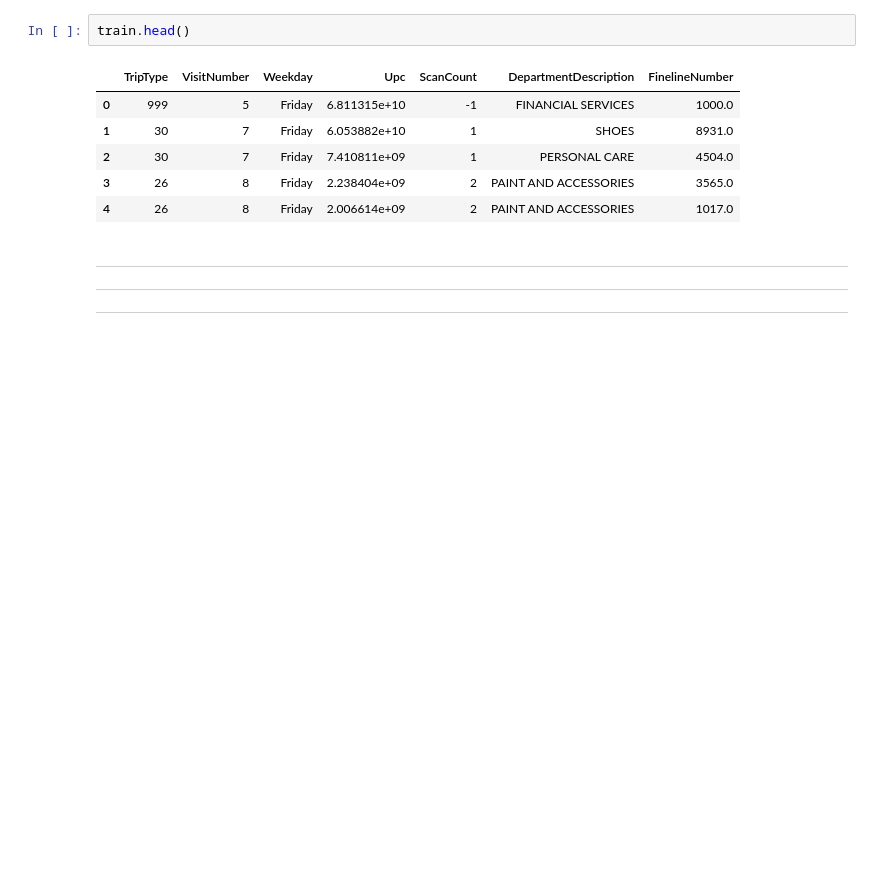
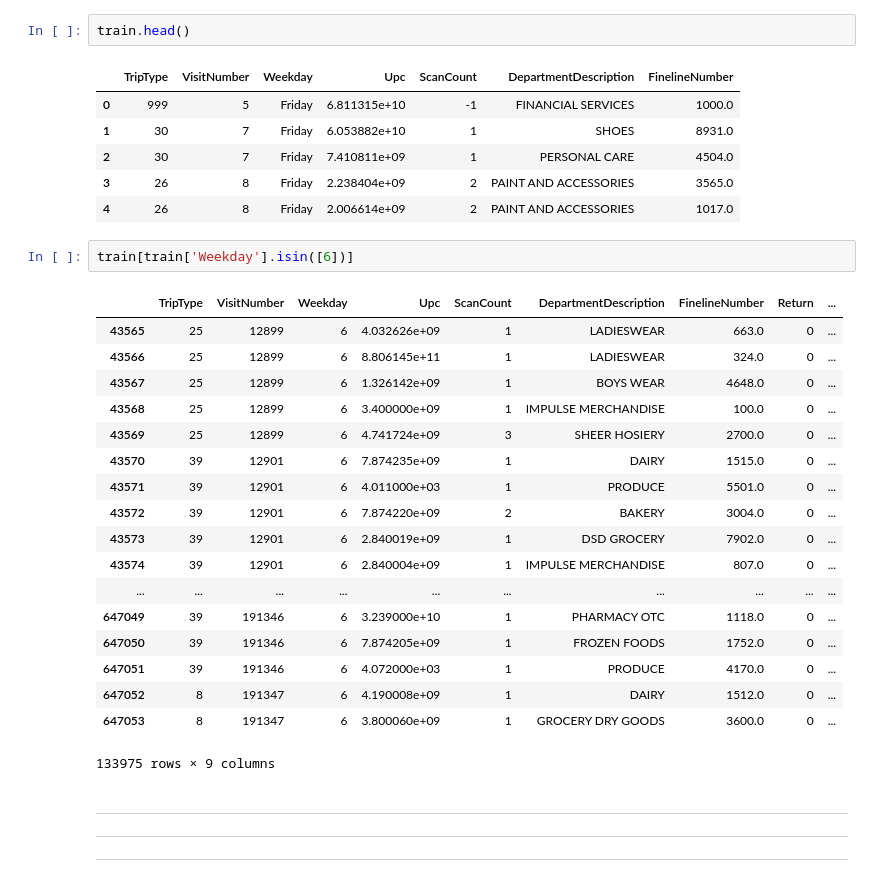
Before and after one commit to iayrots/dss7_SWYA_walmart, a Jupyter notebook: wy/01_wy_EDA_practice.ipynb, the cells around one changed output. Cells and saved outputs as stored; diff of their text form; blank space fills up the shorter version.

```diff
--- a/wy/01_wy_EDA_practice.ipynb
+++ b/wy/01_wy_EDA_practice.ipynb
@@ -35,6 +35,27 @@ train.head()
 | 2 | 30 | 7 | Friday | 7.410811e+09 | 1 | PERSONAL CARE | 4504.0 |
 | 3 | 26 | 8 | Friday | 2.238404e+09 | 2 | PAINT AND ACCESSORIES | 3565.0 |
 | 4 | 26 | 8 | Friday | 2.006614e+09 | 2 | PAINT AND ACCESSORIES | 1017.0 |
+# %%
+train[train['Weekday'].isin([6])]
+# %% [output]
+|  | TripType | VisitNumber | Weekday | Upc | ScanCount | DepartmentDescription | FinelineNumber | Return | ... |
+| 43565 | 25 | 12899 | 6 | 4.032626e+09 | 1 | LADIESWEAR | 663.0 | 0 | ... |
+| 43566 | 25 | 12899 | 6 | 8.806145e+11 | 1 | LADIESWEAR | 324.0 | 0 | ... |
+| 43567 | 25 | 12899 | 6 | 1.326142e+09 | 1 | BOYS WEAR | 4648.0 | 0 | ... |
+| 43568 | 25 | 12899 | 6 | 3.400000e+09 | 1 | IMPULSE MERCHANDISE | 100.0 | 0 | ... |
+| 43569 | 25 | 12899 | 6 | 4.741724e+09 | 3 | SHEER HOSIERY | 2700.0 | 0 | ... |
+| 43570 | 39 | 12901 | 6 | 7.874235e+09 | 1 | DAIRY | 1515.0 | 0 | ... |
+| 43571 | 39 | 12901 | 6 | 4.011000e+03 | 1 | PRODUCE | 5501.0 | 0 | ... |
+| 43572 | 39 | 12901 | 6 | 7.874220e+09 | 2 | BAKERY | 3004.0 | 0 | ... |
+| 43573 | 39 | 12901 | 6 | 2.840019e+09 | 1 | DSD GROCERY | 7902.0 | 0 | ... |
+| 43574 | 39 | 12901 | 6 | 2.840004e+09 | 1 | IMPULSE MERCHANDISE | 807.0 | 0 | ... |
+| ... | ... | ... | ... | ... | ... | ... | ... | ... | ... |
+| 647049 | 39 | 191346 | 6 | 3.239000e+10 | 1 | PHARMACY OTC | 1118.0 | 0 | ... |
+| 647050 | 39 | 191346 | 6 | 7.874205e+09 | 1 | FROZEN FOODS | 1752.0 | 0 | ... |
+| 647051 | 39 | 191346 | 6 | 4.072000e+03 | 1 | PRODUCE | 4170.0 | 0 | ... |
+| 647052 | 8 | 191347 | 6 | 4.190008e+09 | 1 | DAIRY | 1512.0 | 0 | ... |
+| 647053 | 8 | 191347 | 6 | 3.800060e+09 | 1 | GROCERY DRY GOODS | 3600.0 | 0 | ... |
+133975 rows × 9 columns
 # %% [markdown]
 * * * *
 * * * *
```
Also changed, not shown: parts of 1 cell of this notebook, 5 other files.
